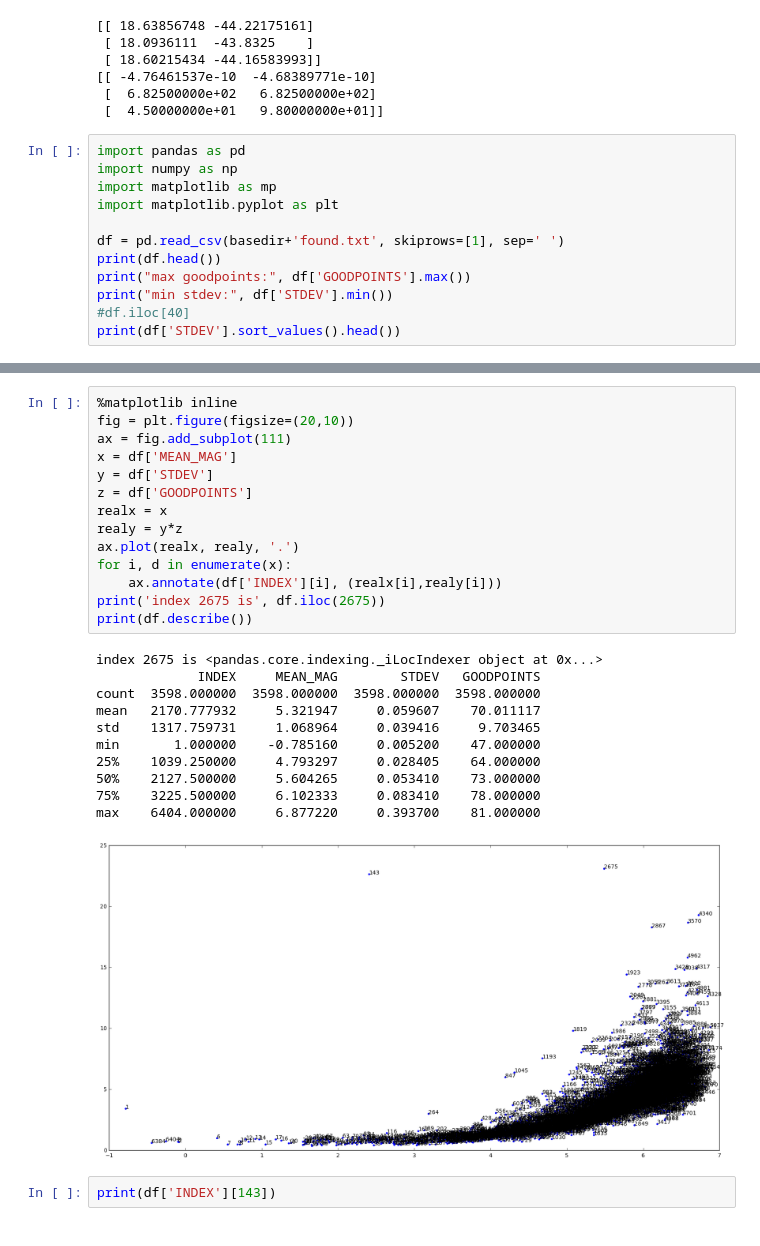
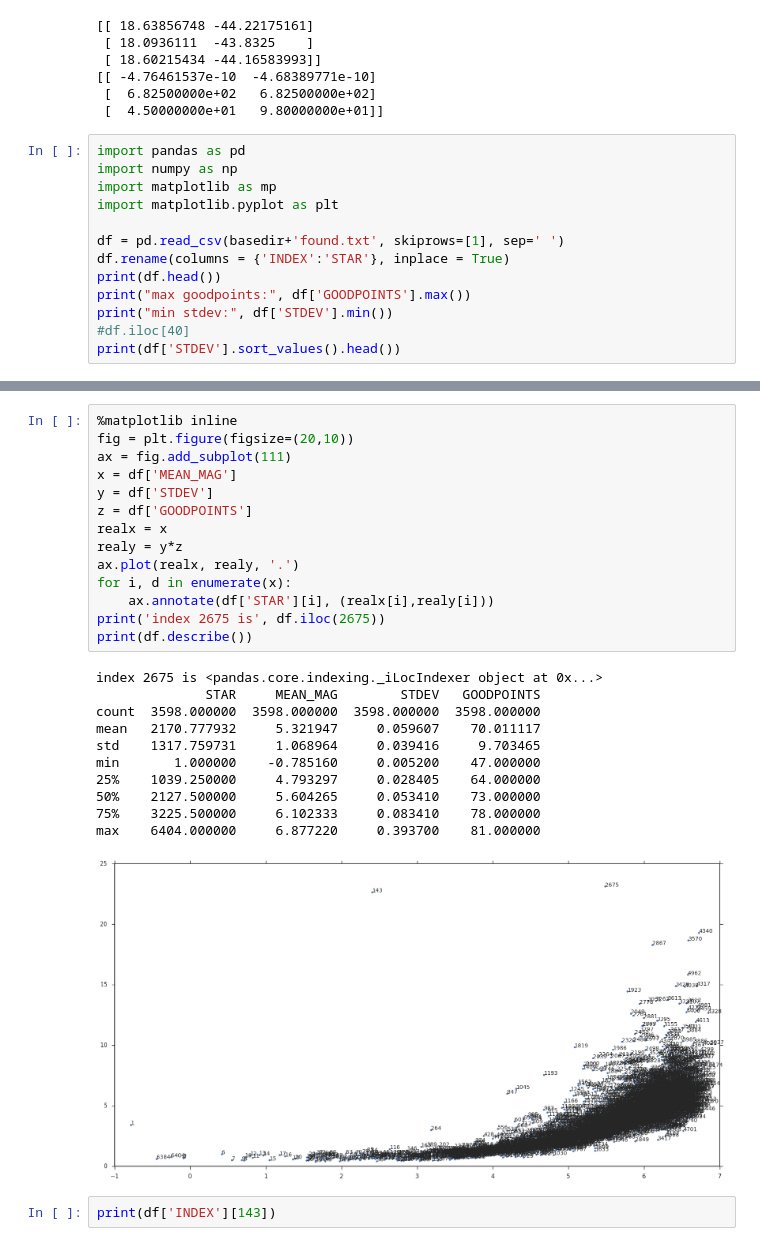
Before and after one commit to mrosseel/vast-automation, a Jupyter notebook: WWCra.ipynb, the cells around one changed output, grey strips where cells are left out. Drawn from its saved outputs; the diff is of its cells as text.

Commit message:
rename

```diff
--- a/WWCra.ipynb
+++ b/WWCra.ipynb
@@ -67,6 +67,7 @@ import matplotlib as mp
 import matplotlib.pyplot as plt
 
 df = pd.read_csv(basedir+'found.txt', skiprows=[1], sep=' ')
+df.rename(columns = {'INDEX':'STAR'}, inplace = True)
 print(df.head())
 print("max goodpoints:", df['GOODPOINTS'].max())
 print("min stdev:", df['STDEV'].min())
@@ -126,29 +127,29 @@ bestcomps = getBestComparisonStars()
 # %%
 %matplotlib inline
 fig = plt.figure(figsize=(20,10))
 ax = fig.add_subplot(111)
 x = df['MEAN_MAG']
 y = df['STDEV']
 z = df['GOODPOINTS']
 realx = x
 realy = y*z
 ax.plot(realx, realy, '.')
 for i, d in enumerate(x):
-    ax.annotate(df['INDEX'][i], (realx[i],realy[i]))
+    ax.annotate(df['STAR'][i], (realx[i],realy[i]))
 print('index 2675 is', df.iloc(2675))
 print(df.describe())
 # %% [output]
 index 2675 is <pandas.core.indexing._iLocIndexer object at 0x...>
-             INDEX     MEAN_MAG        STDEV   GOODPOINTS
+              STAR     MEAN_MAG        STDEV   GOODPOINTS
 count  3598.000000  3598.000000  3598.000000  3598.000000
 mean   2170.777932     5.321947     0.059607    70.011117
 std    1317.759731     1.068964     0.039416     9.703465
 min       1.000000    -0.785160     0.005200    47.000000
 25%    1039.250000     4.793297     0.028405    64.000000
 50%    2127.500000     5.604265     0.053410    73.000000
 75%    3225.500000     6.102333     0.083410    78.000000
 max    6404.000000     6.877220     0.393700    81.000000
-[figure, old version]
+[figure, new version]
 # %%
 print(df['INDEX'][143])
 # %% [output]
```
Also changed, not shown: parts of 2 cells of this notebook.
